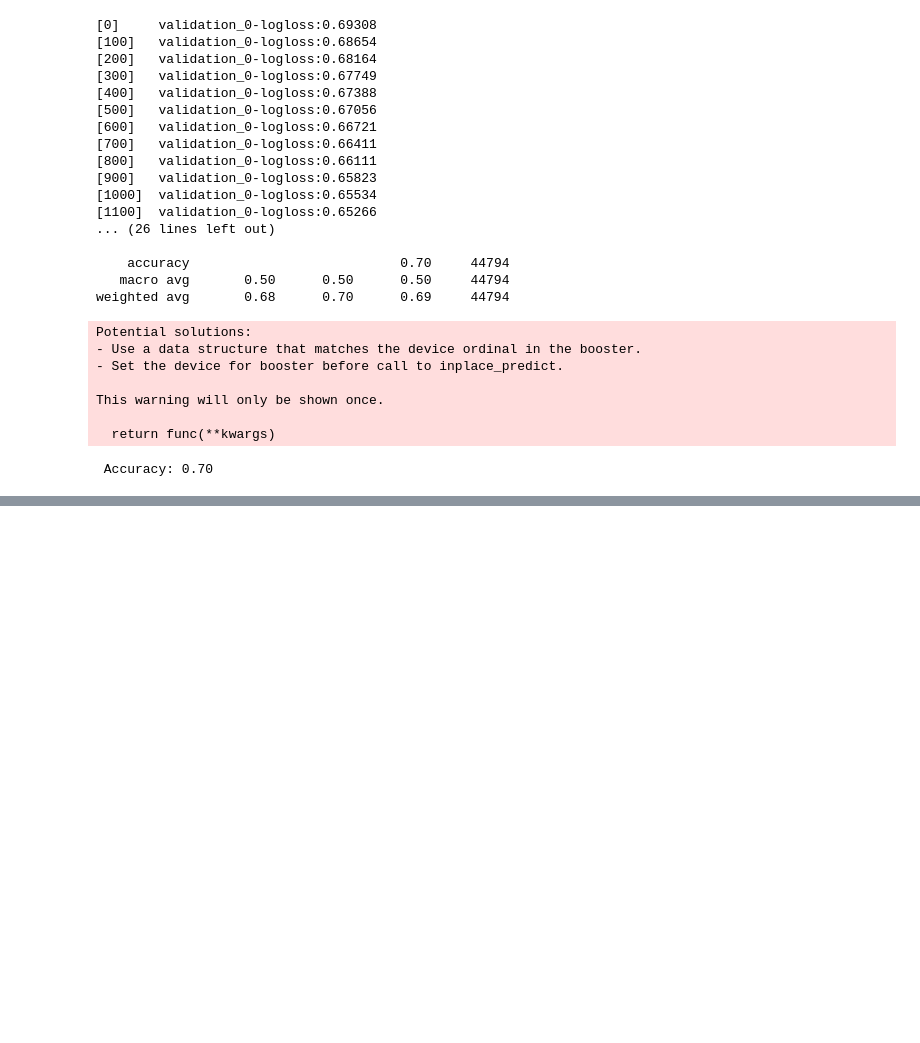
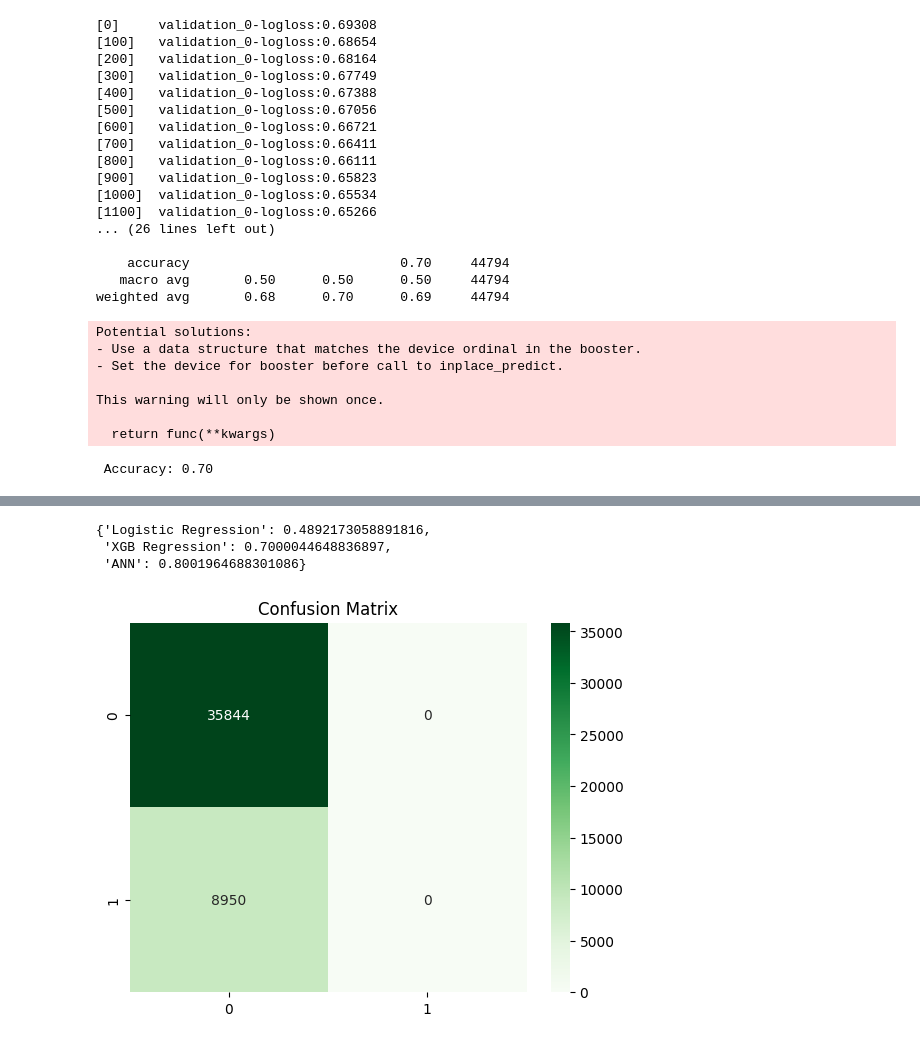
Before and after one commit to Gyawalisahaj/telco-churn-prediction, a Jupyter notebook: notebook/modeltraining.ipynb, the cells around one changed output, grey strips where cells are left out. Cells and saved outputs as stored; diff of their text form; code cells hidden in the pictures; blank space fills up the shorter version.

Commit message:
Feat:Add predictive function

```diff
--- a/notebook/modeltraining.ipynb
+++ b/notebook/modeltraining.ipynb
@@ -302,0 +289,2 @@ Epoch 26/50
+# %%
+y_pred_probs = model.predict(X_test)
@@ -302,0 +296,15 @@ Epoch 26/50
+# %%
+model_performance
+# %% [output]
+{'Logistic Regression': 0.4892173058891816,
+ 'XGB Regression': 0.7000044648836897,
+ 'ANN': 0.8001964688301086}
+# %%
+y_pred = (y_pred_probs > 0.5).astype(int)
+cm = confusion_matrix(y_test, y_pred)
+cm
+sns.heatmap(cm, annot=True, fmt='d', cmap='Greens')
+plt.title("Confusion Matrix")
+plt.show()
+# %% [output]
+[figure, added]
```
Also changed, not shown: parts of 13 cells of this notebook.
